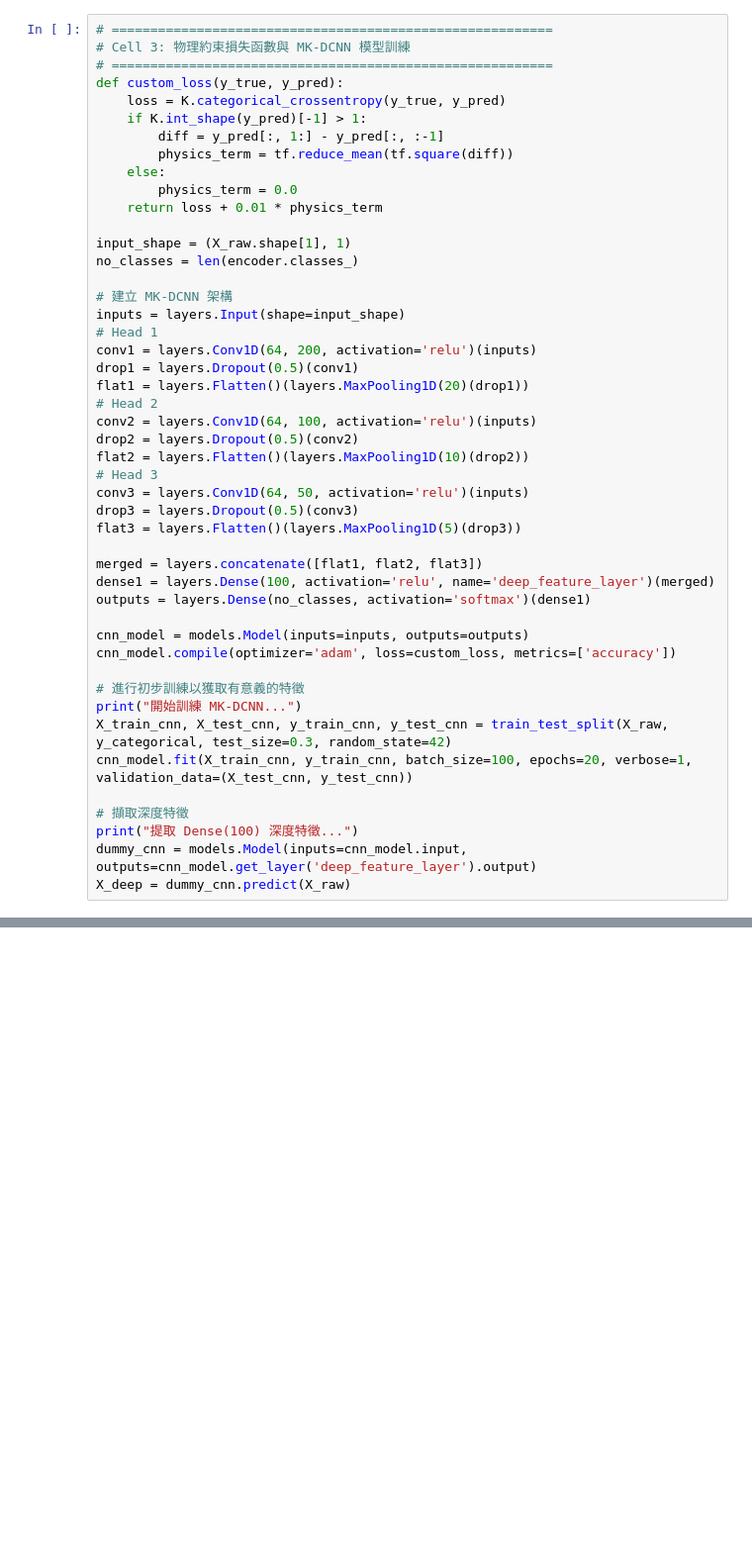
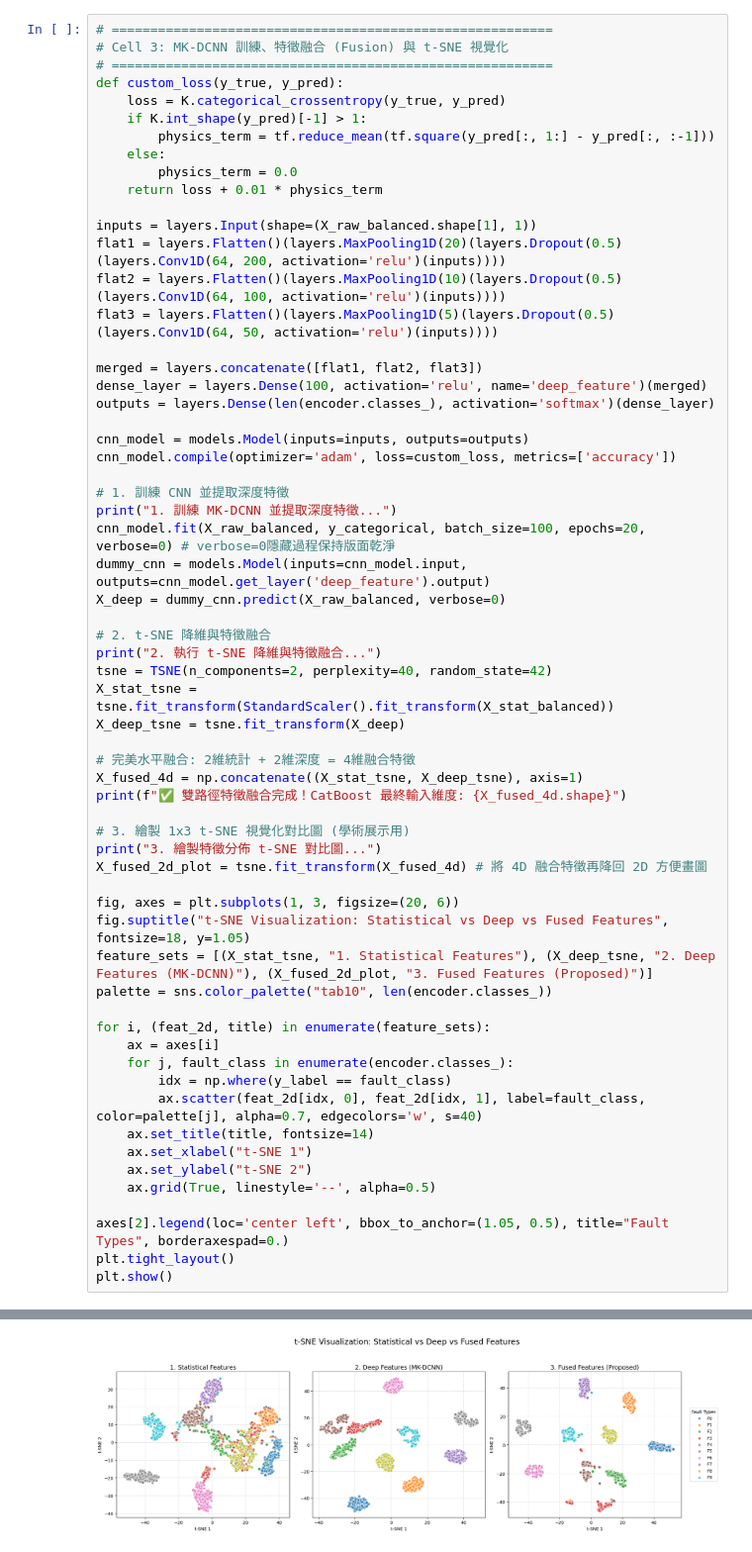
Before and after one commit to promckkon/MK2DimCNN, a Jupyter notebook: MK-DCNN with 0dB NOISE in CWRU Dataset 260504.ipynb, the cells around one changed output, grey strips where cells are left out. Shown at 99% size. Cells and saved outputs as stored; diff of their text form; blank space fills up the shorter version.

```diff
--- a/MK-DCNN with 0dB NOISE in CWRU Dataset 260504.ipynb
+++ b/MK-DCNN with 0dB NOISE in CWRU Dataset 260504.ipynb
@@ -116,47 +115,63 @@ else:
 # %%
 # =========================================================
-# Cell 3: 物理約束損失函數與 MK-DCNN 模型訓練
+# Cell 3: MK-DCNN 訓練、特徵融合 (Fusion) 與 t-SNE 視覺化
 # =========================================================
 def custom_loss(y_true, y_pred):
     loss = K.categorical_crossentropy(y_true, y_pred)
     if K.int_shape(y_pred)[-1] > 1:
-        diff = y_pred[:, 1:] - y_pred[:, :-1]
-        physics_term = tf.reduce_mean(tf.square(diff))
+        physics_term = tf.reduce_mean(tf.square(y_pred[:, 1:] - y_pred[:, :-1]))
     else:
         physics_term = 0.0
     return loss + 0.01 * physics_term
 
-input_shape = (X_raw.shape[1], 1)
-no_classes = len(encoder.classes_)
-
-# 建立 MK-DCNN 架構
-inputs = layers.Input(shape=input_shape)
-# Head 1
-conv1 = layers.Conv1D(64, 200, activation='relu')(inputs)
-drop1 = layers.Dropout(0.5)(conv1)
-flat1 = layers.Flatten()(layers.MaxPooling1D(20)(drop1))
-# Head 2
-conv2 = layers.Conv1D(64, 100, activation='relu')(inputs)
-drop2 = layers.Dropout(0.5)(conv2)
-flat2 = layers.Flatten()(layers.MaxPooling1D(10)(drop2))
-# Head 3
-conv3 = layers.Conv1D(64, 50, activation='relu')(inputs)
-drop3 = layers.Dropout(0.5)(conv3)
-flat3 = layers.Flatten()(layers.MaxPooling1D(5)(drop3))
+inputs = layers.Input(shape=(X_raw_balanced.shape[1], 1))
+flat1 = layers.Flatten()(layers.MaxPooling1D(20)(layers.Dropout(0.5)(layers.Conv1D(64, 200, activation='relu')(inputs))))
+flat2 = layers.Flatten()(layers.MaxPooling1D(10)(layers.Dropout(0.5)(layers.Conv1D(64, 100, activation='relu')(inputs))))
+flat3 = layers.Flatten()(layers.MaxPooling1D(5)(layers.Dropout(0.5)(layers.Conv1D(64, 50, activation='relu')(inputs))))
 
 merged = layers.concatenate([flat1, flat2, flat3])
-dense1 = layers.Dense(100, activation='relu', name='deep_feature_layer')(merged)
-outputs = layers.Dense(no_classes, activation='softmax')(dense1)
+dense_layer = layers.Dense(100, activation='relu', name='deep_feature')(merged)
+outputs = layers.Dense(len(encoder.classes_), activation='softmax')(dense_layer)
 
 cnn_model = models.Model(inputs=inputs, outputs=outputs)
 cnn_model.compile(optimizer='adam', loss=custom_loss, metrics=['accuracy'])
 
-# 進行初步訓練以獲取有意義的特徵
-print("開始訓練 MK-DCNN...")
-X_train_cnn, X_test_cnn, y_train_cnn, y_test_cnn = train_test_split(X_raw, y_categorical, test_size=0.3, random_state=42)
-cnn_model.fit(X_train_cnn, y_train_cnn, batch_size=100, epochs=20, verbose=1, validation_data=(X_test_cnn, y_test_cnn))
+# 1. 訓練 CNN 並提取深度特徵
+print("1. 訓練 MK-DCNN 並提取深度特徵...")
+cnn_model.fit(X_raw_balanced, y_categorical, batch_size=100, epochs=20, verbose=0) # verbose=0隱藏過程保持版面乾淨
+dummy_cnn = models.Model(inputs=cnn_model.input, outputs=cnn_model.get_layer('deep_feature').output)
+X_deep = dummy_cnn.predict(X_raw_balanced, verbose=0)
 
-# 擷取深度特徵
-print("提取 Dense(100) 深度特徵...")
-dummy_cnn = models.Model(inputs=cnn_model.input, outputs=cnn_model.get_layer('deep_feature_layer').output)
-X_deep = dummy_cnn.predict(X_raw)
+# 2. t-SNE 降維與特徵融合
+print("2. 執行 t-SNE 降維與特徵融合...")
+tsne = TSNE(n_components=2, perplexity=40, random_state=42)
+X_stat_tsne = tsne.fit_transform(StandardScaler().fit_transform(X_stat_balanced))
+X_deep_tsne = tsne.fit_transform(X_deep)
+
+# 完美水平融合: 2維統計 + 2維深度 = 4維融合特徵
+X_fused_4d = np.concatenate((X_stat_tsne, X_deep_tsne), axis=1)
+print(f"✅ 雙路徑特徵融合完成！CatBoost 最終輸入維度: {X_fused_4d.shape}")
+
+# 3. 繪製 1x3 t-SNE 視覺化對比圖 (學術展示用)
+print("3. 繪製特徵分佈 t-SNE 對比圖...")
+X_fused_2d_plot = tsne.fit_transform(X_fused_4d) # 將 4D 融合特徵再降回 2D 方便畫圖
+
+fig, axes = plt.subplots(1, 3, figsize=(20, 6))
+fig.suptitle("t-SNE Visualization: Statistical vs Deep vs Fused Features", fontsize=18, y=1.05)
+feature_sets = [(X_stat_tsne, "1. Statistical Features"), (X_deep_tsne, "2. Deep Features (MK-DCNN)"), (X_fused_2d_plot, "3. Fused Features (Proposed)")]
+palette = sns.color_palette("tab10", len(encoder.classes_))
+
+for i, (feat_2d, title) in enumerate(feature_sets):
+    ax = axes[i]
+    for j, fault_class in enumerate(encoder.classes_):
+        idx = np.where(y_label == fault_class)
+        ax.scatter(feat_2d[idx, 0], feat_2d[idx, 1], label=fault_class, color=palette[j], alpha=0.7, edgecolors='w', s=40)
+    ax.set_title(title, fontsize=14)
+    ax.set_xlabel("t-SNE 1")
+    ax.set_ylabel("t-SNE 2")
+    ax.grid(True, linestyle='--', alpha=0.5)
+
+axes[2].legend(loc='center left', bbox_to_anchor=(1.05, 0.5), title="Fault Types", borderaxespad=0.)
+plt.tight_layout()
+plt.show()
+# %% [output]
@@ -162,0 +182 @@ X_deep = dummy_cnn.predict(X_raw)
+[figure, added]
```
Also changed, not shown: parts of 8 cells of this notebook.
